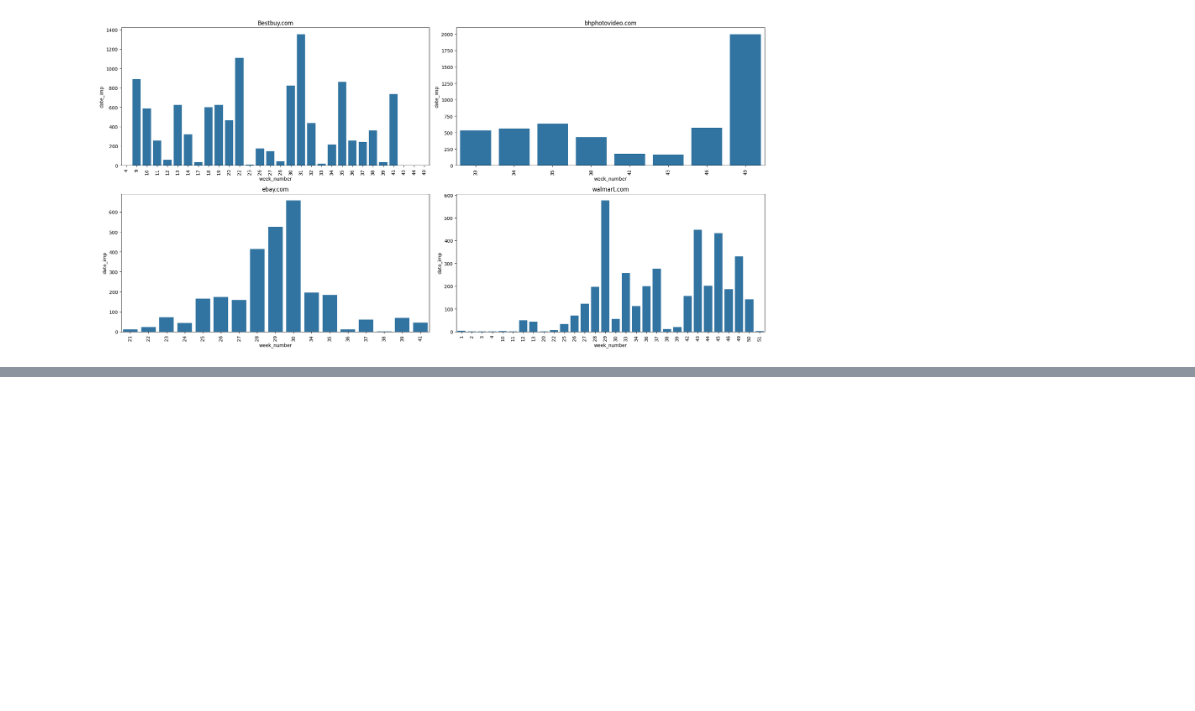
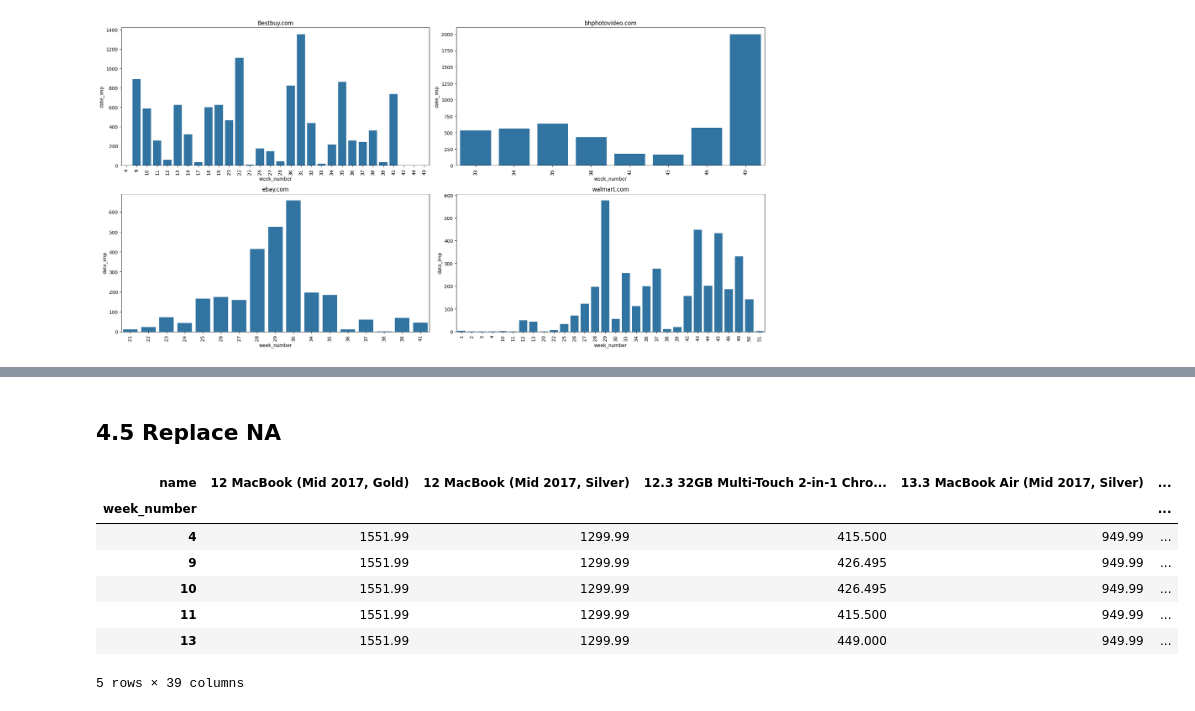
Before and after one commit to douglasaturnino/elasticidade-de-preco, a Jupyter notebook: notebook/elasticidade.ipynb, the cells around one changed output, grey strips where cells are left out. Saved outputs shown, nothing was run; the diff lists cells and outputs as text; code cells hidden in the pictures; blank space fills up the shorter version.

```diff
--- a/notebook/elasticidade.ipynb
+++ b/notebook/elasticidade.ipynb
@@ -563,0 +712,15 @@ plt.tight_layout()
+# %% [markdown]
+## 4.5 Replace NA
+# %%
+price_median = np.round(x_price.median(),2)
+x_price.fillna(price_median, inplace=True)
+x_price.head()
+# %% [output]
+| name | 12 MacBook (Mid 2017, Gold) | 12 MacBook (Mid 2017, Silver) | 12.3 32GB Multi-Touch 2-in-1 Chro... | 13.3 MacBook Air (Mid 2017, Silver) | ... |
+| week_number |  |  |  |  | ... |
+| 4 | 1551.99 | 1299.99 | 415.500 | 949.99 | ... |
+| 9 | 1551.99 | 1299.99 | 426.495 | 949.99 | ... |
+| 10 | 1551.99 | 1299.99 | 426.495 | 949.99 | ... |
+| 11 | 1551.99 | 1299.99 | 415.500 | 949.99 | ... |
+| 13 | 1551.99 | 1299.99 | 449.000 | 949.99 | ... |
+5 rows × 39 columns
```
Also changed, not shown: parts of 24 cells of this notebook.
